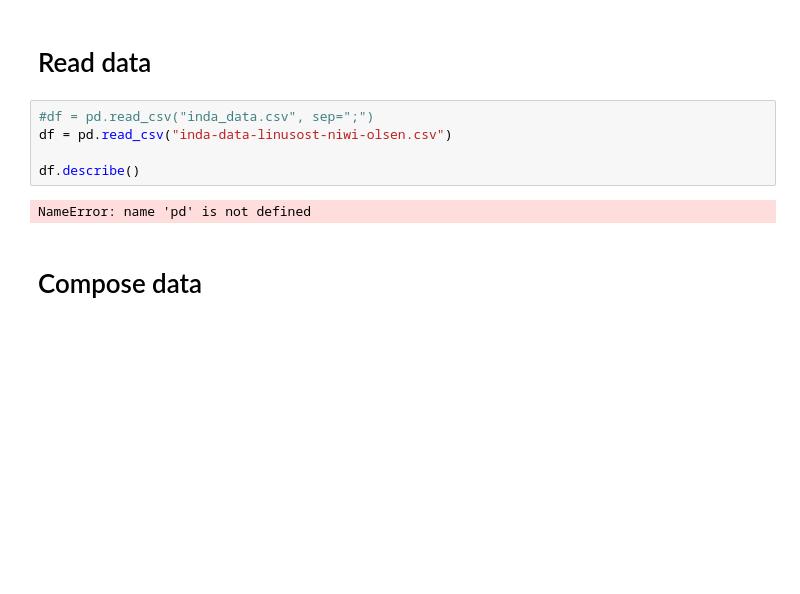
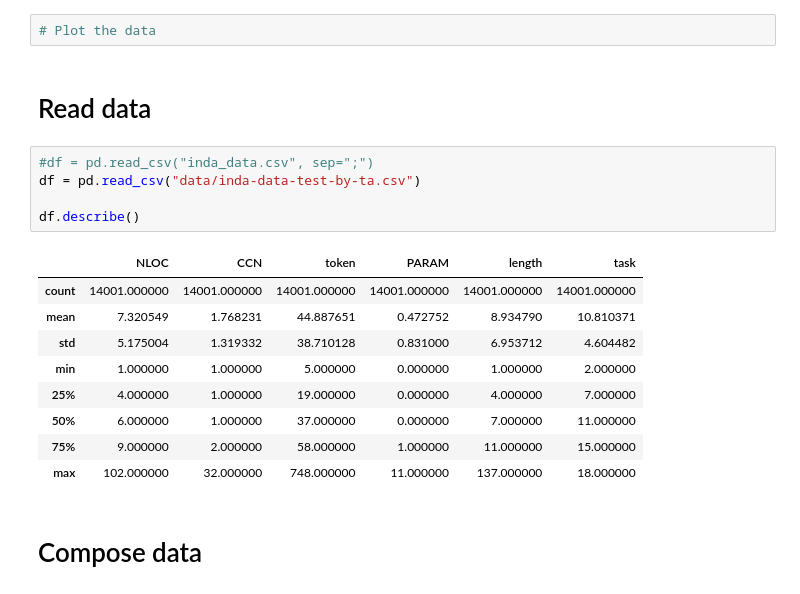
Before and after one commit to LinusOstlund/kex, a Jupyter notebook: main.ipynb, the cells around one changed output. Saved outputs shown, nothing was run; the diff lists cells and outputs as text; blank space fills up the shorter version.

```diff
--- a/main.ipynb
+++ b/main.ipynb
@@ -9,11 +263,21 @@ ModuleNotFoundError: No module named 'seaborn'
+# %%
+# Plot the data
 # %% [markdown]
 # Read data
 # %%
 #df = pd.read_csv("inda_data.csv", sep=";")
-df = pd.read_csv("inda-data-linusost-niwi-olsen.csv")
+df = pd.read_csv("data/inda-data-test-by-ta.csv")
 
 df.describe()
 # %% [output]
-NameError: name 'pd' is not defined
+|  | NLOC | CCN | token | PARAM | length | task |
+| count | 14001.000000 | 14001.000000 | 14001.000000 | 14001.000000 | 14001.000000 | 14001.000000 |
+| mean | 7.320549 | 1.768231 | 44.887651 | 0.472752 | 8.934790 | 10.810371 |
+| std | 5.175004 | 1.319332 | 38.710128 | 0.831000 | 6.953712 | 4.604482 |
+| min | 1.000000 | 1.000000 | 5.000000 | 0.000000 | 1.000000 | 2.000000 |
+| 25% | 4.000000 | 1.000000 | 19.000000 | 0.000000 | 4.000000 | 7.000000 |
+| 50% | 6.000000 | 1.000000 | 37.000000 | 0.000000 | 7.000000 | 11.000000 |
+| 75% | 9.000000 | 2.000000 | 58.000000 | 1.000000 | 11.000000 | 15.000000 |
+| max | 102.000000 | 32.000000 | 748.000000 | 11.000000 | 137.000000 | 18.000000 |
 # %% [markdown]
 # Compose data
```
Also changed, not shown: parts of 15 cells of this notebook, 5 other files.
